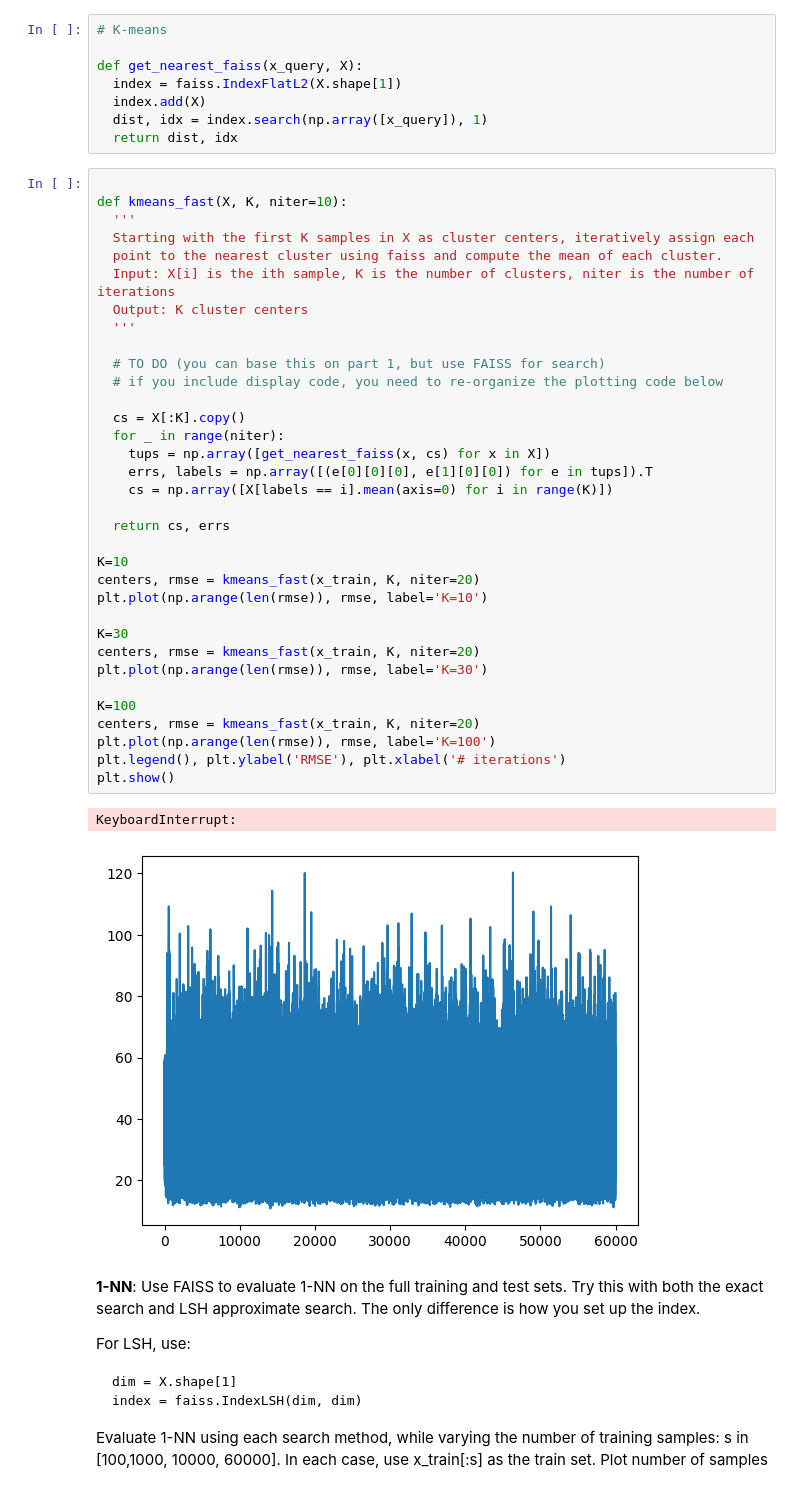
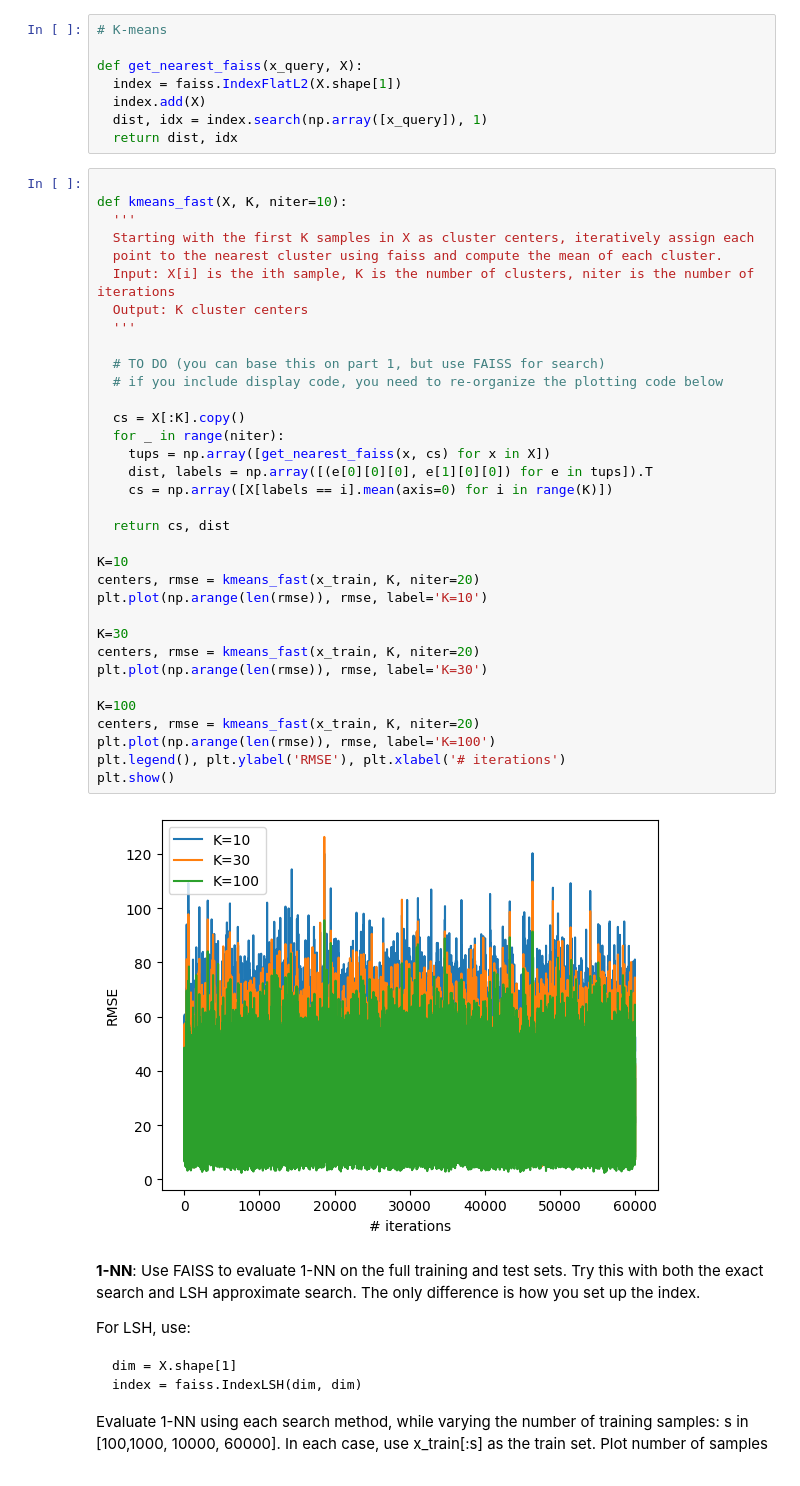
Before and after one commit to e1ec30/ML, a Jupyter notebook: notebooks/CS441_HW1_Starter.ipynb, the cells around one changed output. Drawn from its saved outputs; the diff is of its cells as text.

```diff
--- a/notebooks/CS441_HW1_Starter.ipynb
+++ b/notebooks/CS441_HW1_Starter.ipynb
@@ -190,37 +190,36 @@ def kmeans_fast(X, K, niter=10):
   '''
   Starting with the first K samples in X as cluster centers, iteratively assign each
   point to the nearest cluster using faiss and compute the mean of each cluster.
   Input: X[i] is the ith sample, K is the number of clusters, niter is the number of iterations
   Output: K cluster centers
   '''
 
   # TO DO (you can base this on part 1, but use FAISS for search)
   # if you include display code, you need to re-organize the plotting code below
 
   cs = X[:K].copy()
   for _ in range(niter):
     tups = np.array([get_nearest_faiss(x, cs) for x in X])
-    errs, labels = np.array([(e[0][0][0], e[1][0][0]) for e in tups]).T
+    dist, labels = np.array([(e[0][0][0], e[1][0][0]) for e in tups]).T
     cs = np.array([X[labels == i].mean(axis=0) for i in range(K)])
 
-  return cs, errs
+  return cs, dist
 
 K=10
 centers, rmse = kmeans_fast(x_train, K, niter=20)
 plt.plot(np.arange(len(rmse)), rmse, label='K=10')
 
 K=30
 centers, rmse = kmeans_fast(x_train, K, niter=20)
 plt.plot(np.arange(len(rmse)), rmse, label='K=30')
 
 K=100
 centers, rmse = kmeans_fast(x_train, K, niter=20)
 plt.plot(np.arange(len(rmse)), rmse, label='K=100')
 plt.legend(), plt.ylabel('RMSE'), plt.xlabel('# iterations')
 plt.show()
 # %% [output]
-KeyboardInterrupt:
-[figure, old version]
+[figure, new version]
 # %% [markdown]
 **1-NN**: Use FAISS to evaluate 1-NN on the full training and test sets.  Try this with both the exact search and LSH approximate search.  The only difference is how you set up the index.
 
```
Also changed, not shown: parts of 2 cells of this notebook.
